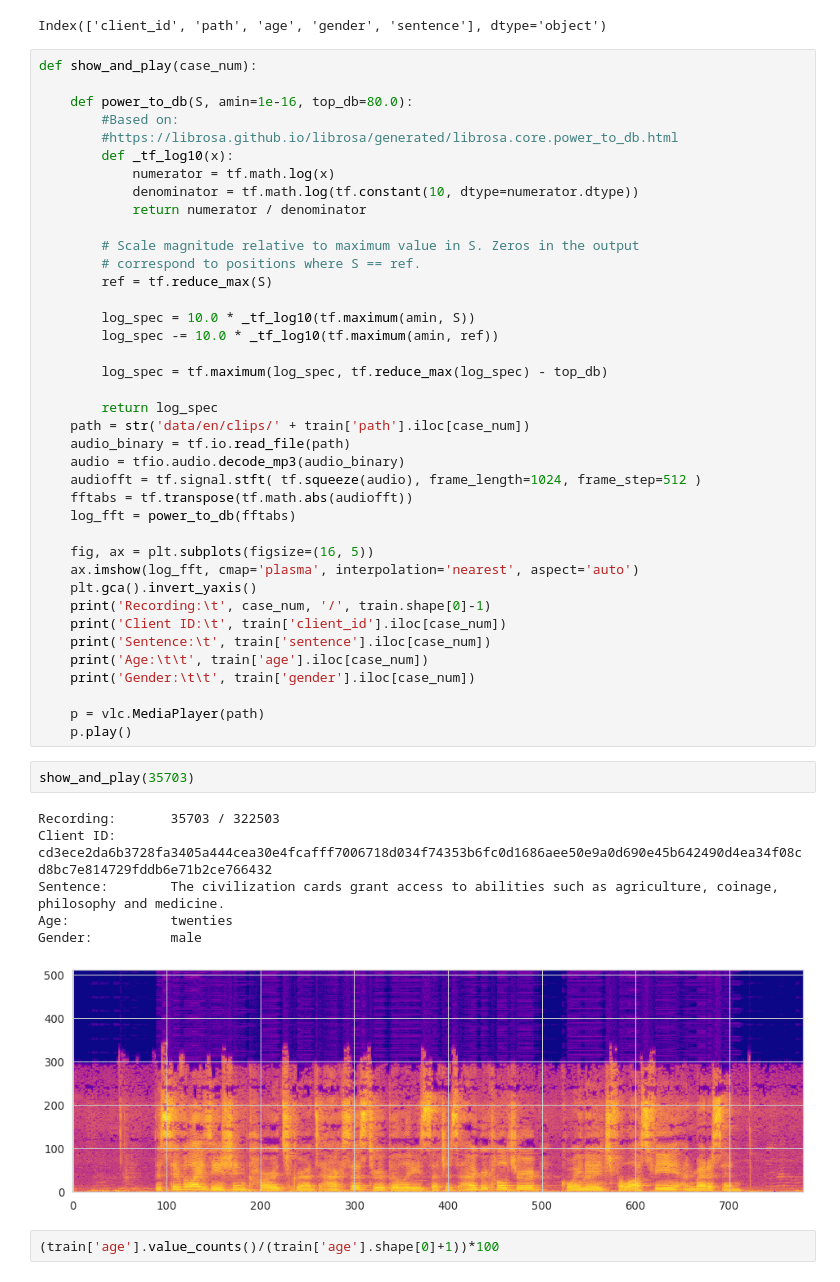
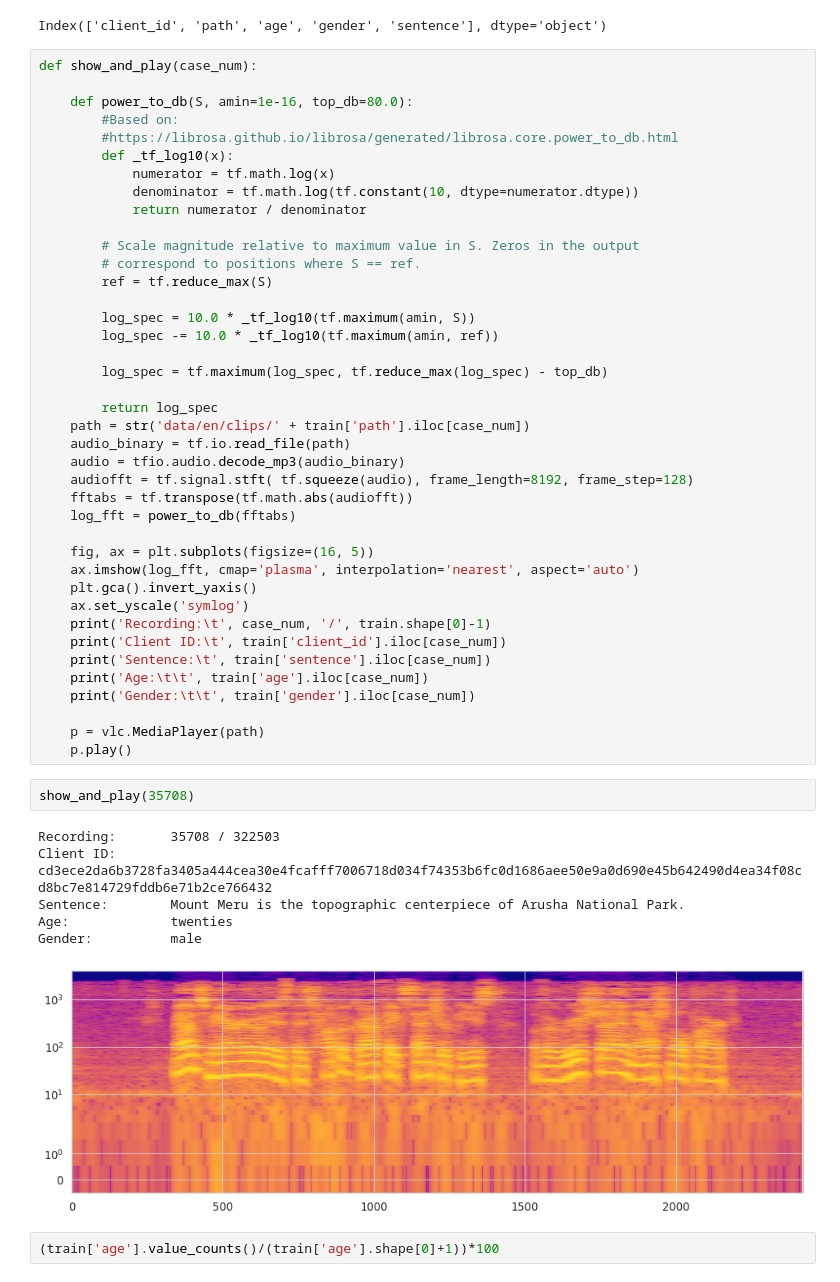
Before and after one commit to Stsh4lson/speech-to-age-gender, a Jupyter notebook: exploration.ipynb, the cells around one changed output. Saved outputs shown, nothing was run; the diff lists cells and outputs as text.

```diff
--- a/exploration.ipynb
+++ b/exploration.ipynb
@@ -42,13 +42,14 @@ def show_and_play(case_num):
     path = str('data/en/clips/' + train['path'].iloc[case_num])
     audio_binary = tf.io.read_file(path)
     audio = tfio.audio.decode_mp3(audio_binary)
-    audiofft = tf.signal.stft( tf.squeeze(audio), frame_length=1024, frame_step=512 )
+    audiofft = tf.signal.stft( tf.squeeze(audio), frame_length=8192, frame_step=128)
     fftabs = tf.transpose(tf.math.abs(audiofft))
     log_fft = power_to_db(fftabs)
 
     fig, ax = plt.subplots(figsize=(16, 5))
     ax.imshow(log_fft, cmap='plasma', interpolation='nearest', aspect='auto')
     plt.gca().invert_yaxis()
+    ax.set_yscale('symlog')
     print('Recording:\t', case_num, '/', train.shape[0]-1)
     print('Client ID:\t', train['client_id'].iloc[case_num])
     print('Sentence:\t', train['sentence'].iloc[case_num])
@@ -58,14 +59,14 @@ def show_and_play(case_num):
     p = vlc.MediaPlayer(path)
     p.play()
 # %%
-show_and_play(35703)
+show_and_play(35708)
 # %% [output]
-Recording:       35703 / 322503
+Recording:       35708 / 322503
 Client ID:       cd3ece2da6b3728fa3405a444cea30e4fcafff7006718d034f74353b6fc0d1686aee50e9a0d690e45b642490d4ea34f08cd8bc7e814729fddb6e71b2ce766432
-Sentence:        The civilization cards grant access to abilities such as agriculture, coinage, philosophy and medicine.
+Sentence:        Mount Meru is the topographic centerpiece of Arusha National Park.
 Age:             twenties
 Gender:          male
-[figure, old version]
+[figure, new version]
 # %%
 (train['age'].value_counts()/(train['age'].shape[0]+1))*100
 # %% [output]
```
Also changed, not shown: 3 other files.
